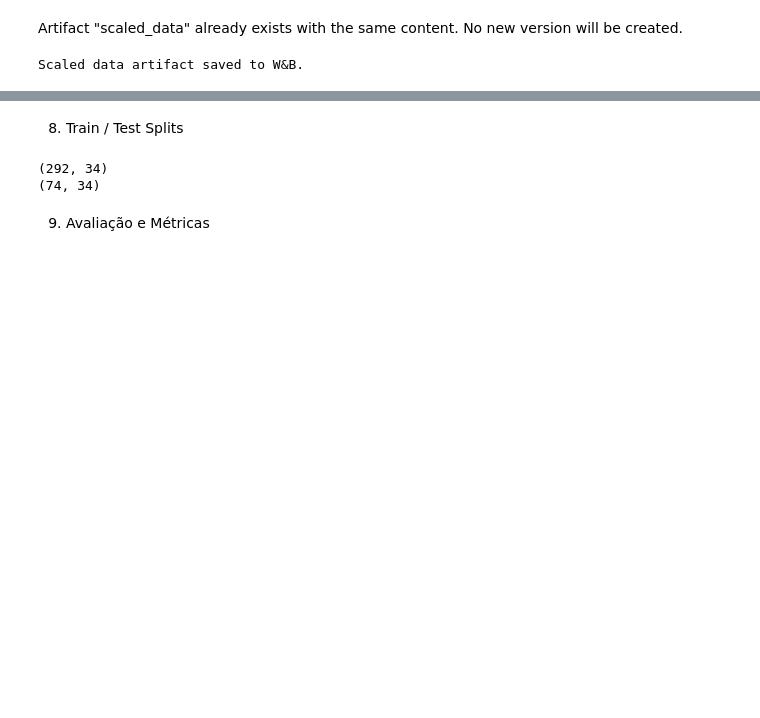
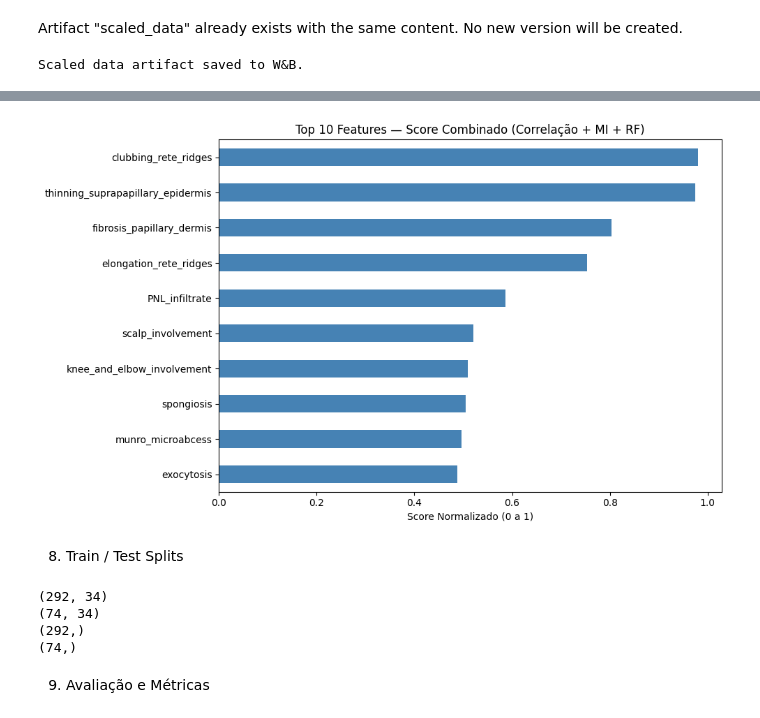
Before and after one commit to rayssacoelho/learning_ai, a Jupyter notebook: projeto_avaliacao/projeto.ipynb, the cells around one changed output, grey strips where cells are left out. Cells and saved outputs as stored; diff of their text form; code cells hidden in the pictures; blank space fills up the shorter version.

Commit message:
Ajustes na Preparação das Features Selection

```diff
--- a/projeto_avaliacao/projeto.ipynb
+++ b/projeto_avaliacao/projeto.ipynb
@@ -512,0 +497,5 @@ plt.show()
+# %%
+mi_scores = mutual_info_classif(X, y, random_state=42)
+mi_series = pd.Series(mi_scores, index=X.columns).sort_values(ascending=False)
+print("Top 10 features by Mutual Information:")
+print(mi_series.head(10))
@@ -512,0 +565,15 @@ plt.show()
+# %%
+def normalize(s):
+    """Normaliza uma Series para escala 0-1 (Min-Max)"""
+    return (s - s.min()) / (s.max() - s.min())
+
+corr_norm = normalize(corr_series)
+mi_norm   = normalize(mi_series)
+rf_norm   = normalize(rf_series)
+
+# Score final = média dos 3 métodos normalizados
+combined        = (corr_norm + mi_norm + rf_norm) / 3
+combined_sorted = combined.sort_values(ascending=False)
+
+print("TOP 15 FEATURES — SCORE COMBINADO")
+print(combined_sorted.head(15).round(3))
@@ -513,22 +699,38 @@ plt.show()
+# %%
+plt.figure(figsize=(10, 6))
+combined_sorted.head(10).sort_values().plot(
+    kind='barh', color='steelblue'
+)
+plt.title('Top 10 Features — Score Combinado (Correlação + MI + RF)')
+plt.xlabel('Score Normalizado (0 a 1)')
+plt.tight_layout()
+plt.savefig("feature_ranking.png", dpi=150)
+plt.show()
+# %% [output]
+[figure, added]
 # %% [markdown]
 8. Train / Test Splits
 # %%
-from sklearn.model_selection import train_test_split # para dividir os dados em treino e teste
-
-X = df_out.drop(columns=['class']) # separa as features (todas as colunas exceto 'class') e salva em X
-y = df_out['class'] # separa a coluna 'class' como target e salva em y
+X = df_out.drop(columns=[config["data"]["target_col"]]) # separa as features (todas as colunas exceto 'class') e salva em X
+y = df_out[config["data"]["target_col"]] # separa a coluna 'class' como target e salva em y
+#y_one_hot = pd.get_dummies(y, prefix='col').astype(int)
 
 X_train, X_test, y_train, y_test = train_test_split(   # divide os dados em conjuntos de treino e teste, mantendo a proporção das classes (stratify=y) e usando uma semente fixa para reprodutibilidade (random_state=42)
     X, # features
     y, # target
-    test_size=0.2, # 20% dos dados para teste
-    random_state=42, # para garantir que a divisão seja a mesma toda vez que rodar o código, facilitando a comparação de resultados
+    test_size=config["data"]["test_size"], # 20% dos dados para teste
+    random_state=config["data"]["random_state"], # para garantir que a divisão  seja a mesma toda vez que rodar o código, facilitando a comparação de resultados
     stratify=y # mantém a proporção das classes em ambos os conjuntos de treino e teste, o que é importante para evitar viés se as classes estiverem desbalanceadas
 )
 
 print(X_train.shape) # mostra o número de linhas e colunas do conjunto de treino
 print(X_test.shape) # mostra o número de linhas e colunas do conjunto de teste
+
+print(y_train.shape) # mostra o número de linhas e colunas do conjunto de treino
+print(y_test.shape) # mostra o número de linhas e colunas do conjunto de teste
 # %% [output]
 (292, 34)
 (74, 34)
+(292,)
+(74,)
 # %%
```
Also changed, not shown: parts of 39 cells of this notebook, 28 other files.
